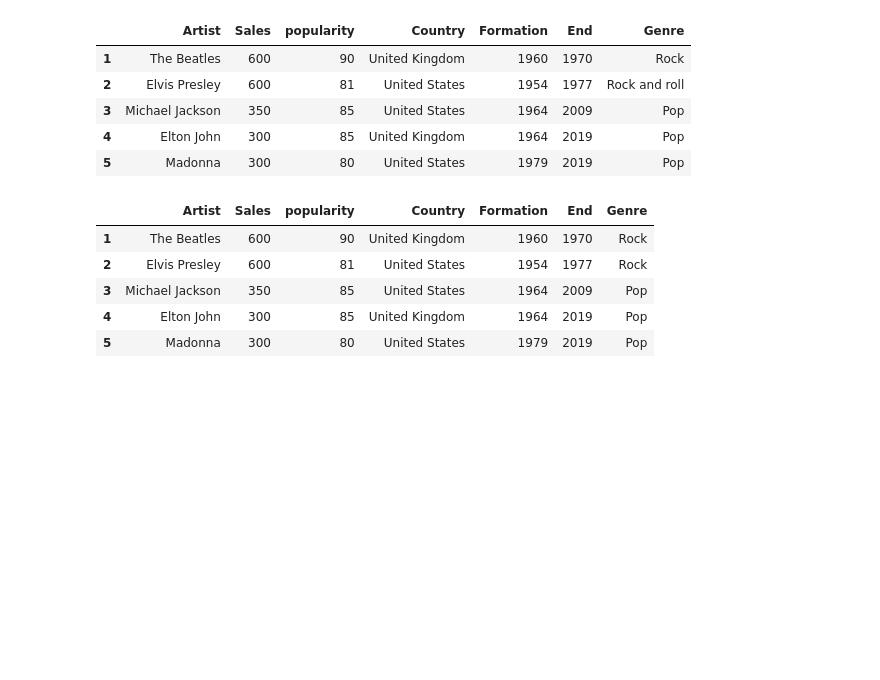
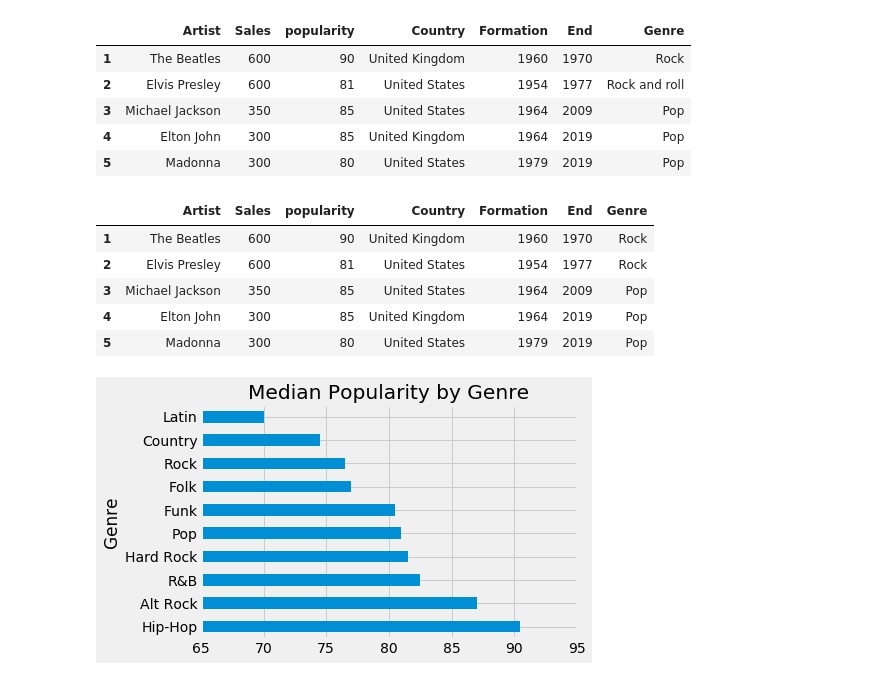
Before and after one commit to shreymukh2020/Spotify-ETL-Analysis, a Jupyter notebook: ETL_Top100_Project.ipynb, the cells around one changed output. Cells and saved outputs as stored; diff of their text form; code cells hidden in the pictures; blank space fills up the shorter version.

```diff
--- a/ETL_Top100_Project.ipynb
+++ b/ETL_Top100_Project.ipynb
@@ -144,4 +144,10 @@ top100_artists_joined.head()
 | 3 | Michael Jackson | 350 | 85 | United States | 1964 | 2009 | Pop |
 | 4 | Elton John | 300 | 85 | United Kingdom | 1964 | 2019 | Pop |
 | 5 | Madonna | 300 | 80 | United States | 1979 | 2019 | Pop |
+# %%
+axes = top100_artists_joined.groupby(['Genre']).median()['popularity'].sort_values(ascending=False).plot(kind='barh',title='Median Popularity by Genre')
+axes.set_xlim([65,95])
+plt.show()
+# %% [output]
+[figure, added]
 # %%
```
Also changed, not shown: parts of 4 cells of this notebook.
